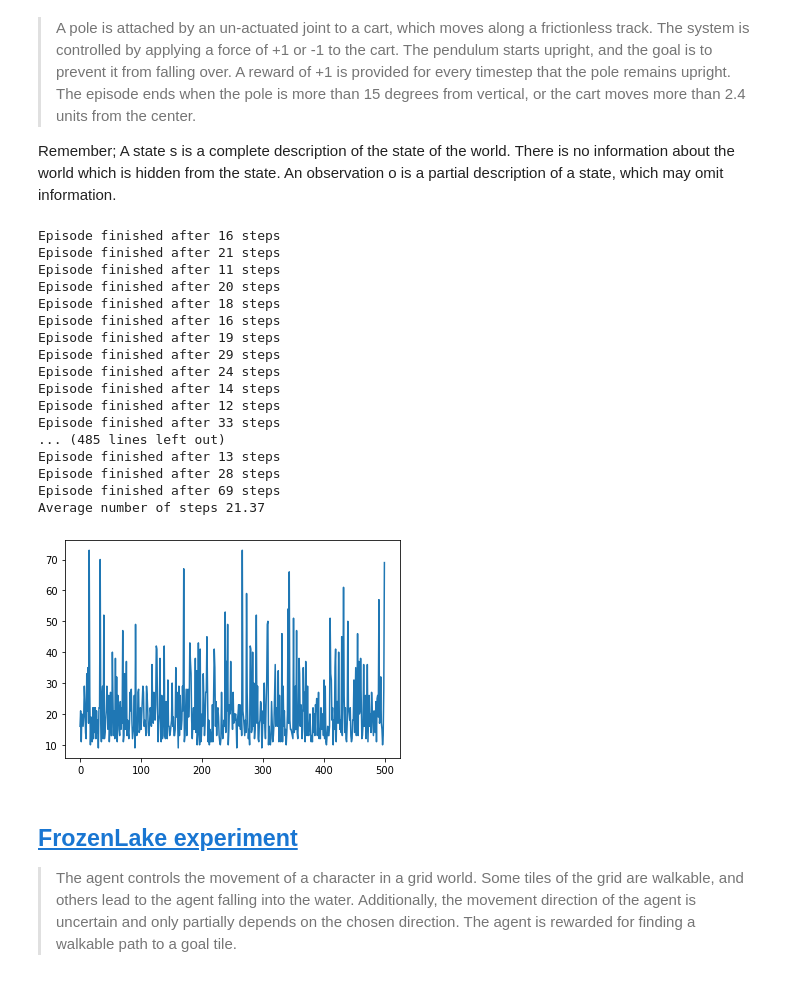
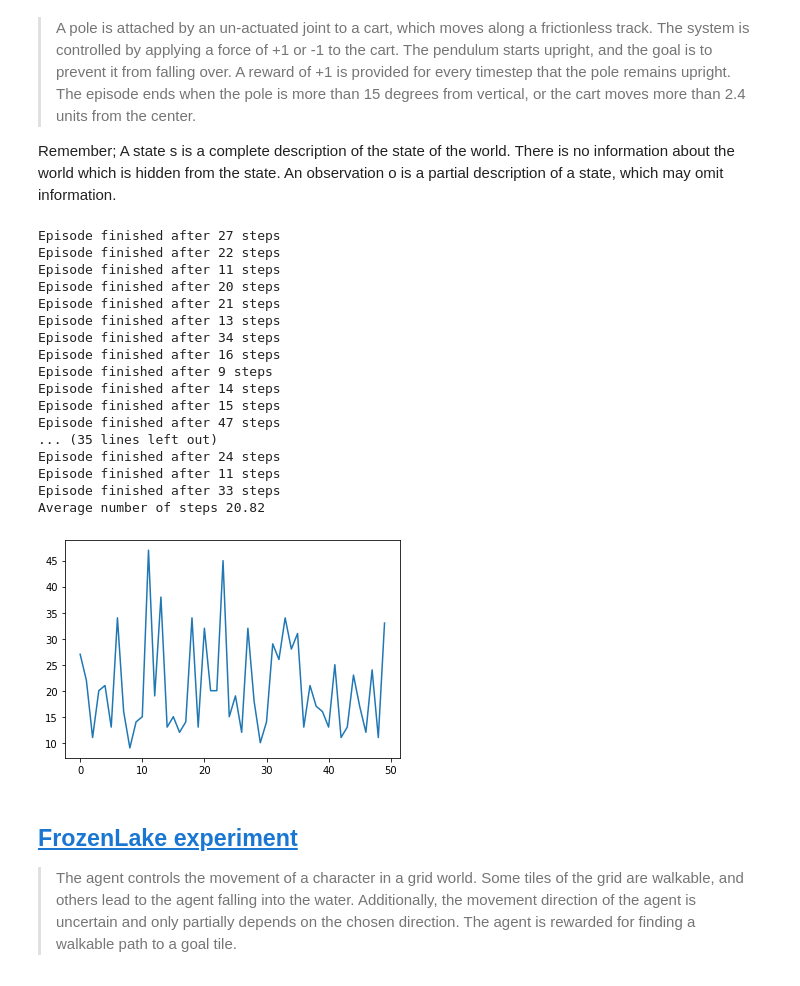
Before and after one commit to RobvanGastel/meta-rl-algorithms, a Jupyter notebook: OpenAI Gym experiments.ipynb, the cells around one changed output. Cells and saved outputs as stored; diff of their text form; code cells hidden in the pictures.

```diff
--- a/OpenAI Gym experiments.ipynb
+++ b/OpenAI Gym experiments.ipynb
@@ -11,52 +11,52 @@ import matplotlib.pyplot as plt
 Remember; A state s is a complete description of the state of the world. There is no information about the world which is hidden from the state. An observation o is a partial description of a state, which may omit information.
 # %%
 env = gym.make('CartPole-v1')
-num_episodes = 500
+num_episodes = 50
 steps_total = []
 
 for i in range(num_episodes):
     observation = env.reset()
     steps = 0
 
     while True:
         steps += 1
 
         # You can either go left or right: {0, 1}
         action = env.action_space.sample()
         observation, reward, done, info = env.step(action)
 
         # Show related information,
         # print(observation, reward, done, info)
         # If you want to see the full episode,
         # env.render()
 
         if done:
             steps_total.append(steps)
             print("Episode finished after %i steps" % steps)
             break
 
 print("Average number of steps %.2f" % (sum(steps_total)/num_episodes))
 plt.plot(steps_total)
 plt.show()
 # %% [output]
-Episode finished after 16 steps
-Episode finished after 21 steps
+Episode finished after 27 steps
+Episode finished after 22 steps
 Episode finished after 11 steps
 Episode finished after 20 steps
-Episode finished after 18 steps
+Episode finished after 21 steps
+Episode finished after 13 steps
+Episode finished after 34 steps
 Episode finished after 16 steps
-Episode finished after 19 steps
-Episode finished after 29 steps
+Episode finished after 9 steps
+Episode finished after 14 steps
+Episode finished after 15 steps
+Episode finished after 47 steps
+... (35 lines left out)
 Episode finished after 24 steps
-Episode finished after 14 steps
-Episode finished after 12 steps
+Episode finished after 11 steps
 Episode finished after 33 steps
-... (485 lines left out)
-Episode finished after 13 steps
-Episode finished after 28 steps
-Episode finished after 69 steps
-Average number of steps 21.37
+Average number of steps 20.82
-[figure, old version]
+[figure, new version]
 # %% [markdown]
 ## [FrozenLake experiment](https://gym.openai.com/envs/FrozenLake-v0/)
 
```
Also changed, not shown: parts of 1 cell of this notebook, 8 other files.
